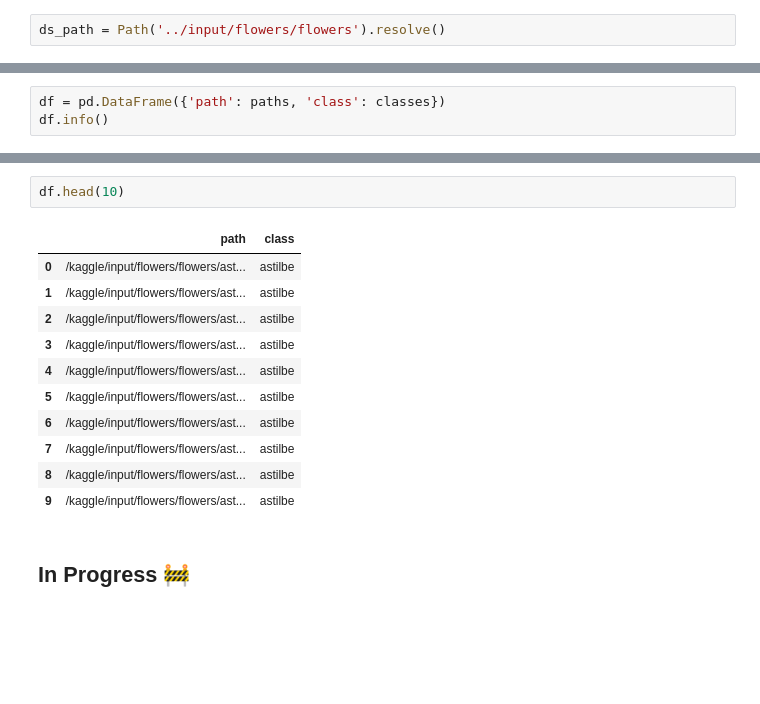
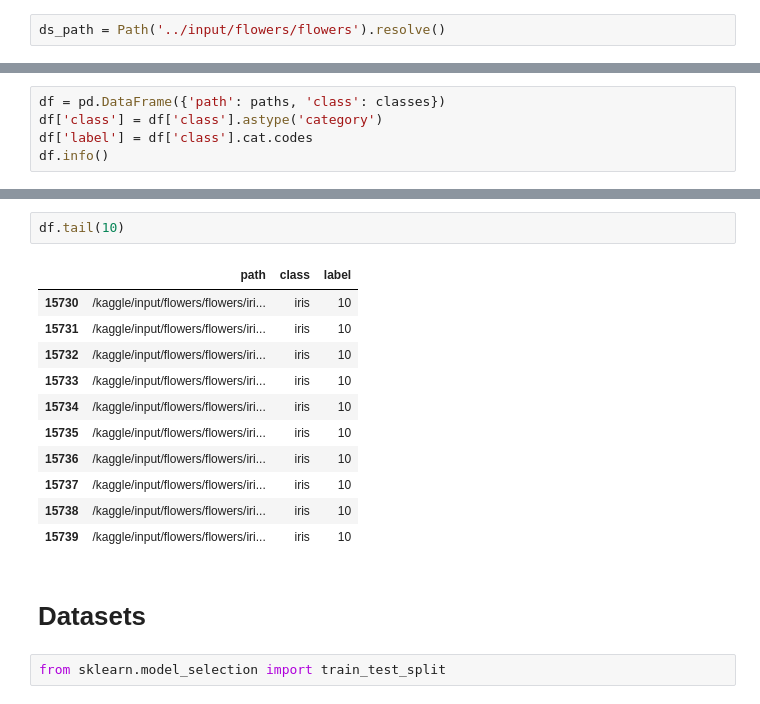
Before and after one commit to shreydan/transfer-learning, a Jupyter notebook: flowers-classification.ipynb, the cells around one changed output, grey strips where cells are left out. Saved outputs shown, nothing was run; the diff lists cells and outputs as text; blank space fills up the shorter version.

Commit message:
🌼️🌸️ Flowers  | Dataset + Visualization

```diff
--- a/flowers-classification.ipynb
+++ b/flowers-classification.ipynb
@@ -34,5 +45,7 @@ Counter(classes), len(classes)
 # %%
 df = pd.DataFrame({'path': paths, 'class': classes})
+df['class'] = df['class'].astype('category')
+df['label'] = df['class'].cat.codes
 df.info()
 # %% [output]
 <class 'pandas.core.frame.DataFrame'>
@@ -47,16 +81,18 @@ memory usage: 246.1+ KB
 # %%
-df.head(10)
+df.tail(10)
 # %% [output]
-|  | path | class |
-| 0 | /kaggle/input/flowers/flowers/ast... | astilbe |
-| 1 | /kaggle/input/flowers/flowers/ast... | astilbe |
-| 2 | /kaggle/input/flowers/flowers/ast... | astilbe |
-| 3 | /kaggle/input/flowers/flowers/ast... | astilbe |
-| 4 | /kaggle/input/flowers/flowers/ast... | astilbe |
-| 5 | /kaggle/input/flowers/flowers/ast... | astilbe |
-| 6 | /kaggle/input/flowers/flowers/ast... | astilbe |
-| 7 | /kaggle/input/flowers/flowers/ast... | astilbe |
-| 8 | /kaggle/input/flowers/flowers/ast... | astilbe |
-| 9 | /kaggle/input/flowers/flowers/ast... | astilbe |
+|  | path | class | label |
+| 15730 | /kaggle/input/flowers/flowers/iri... | iris | 10 |
+| 15731 | /kaggle/input/flowers/flowers/iri... | iris | 10 |
+| 15732 | /kaggle/input/flowers/flowers/iri... | iris | 10 |
+| 15733 | /kaggle/input/flowers/flowers/iri... | iris | 10 |
+| 15734 | /kaggle/input/flowers/flowers/iri... | iris | 10 |
+| 15735 | /kaggle/input/flowers/flowers/iri... | iris | 10 |
+| 15736 | /kaggle/input/flowers/flowers/iri... | iris | 10 |
+| 15737 | /kaggle/input/flowers/flowers/iri... | iris | 10 |
+| 15738 | /kaggle/input/flowers/flowers/iri... | iris | 10 |
+| 15739 | /kaggle/input/flowers/flowers/iri... | iris | 10 |
-# %% [markdown]
-## In Progress 🚧️
+# %% [markdown]
+# **Datasets**
+# %%
+from sklearn.model_selection import train_test_split
```
Also changed, not shown: parts of 15 cells of this notebook.
